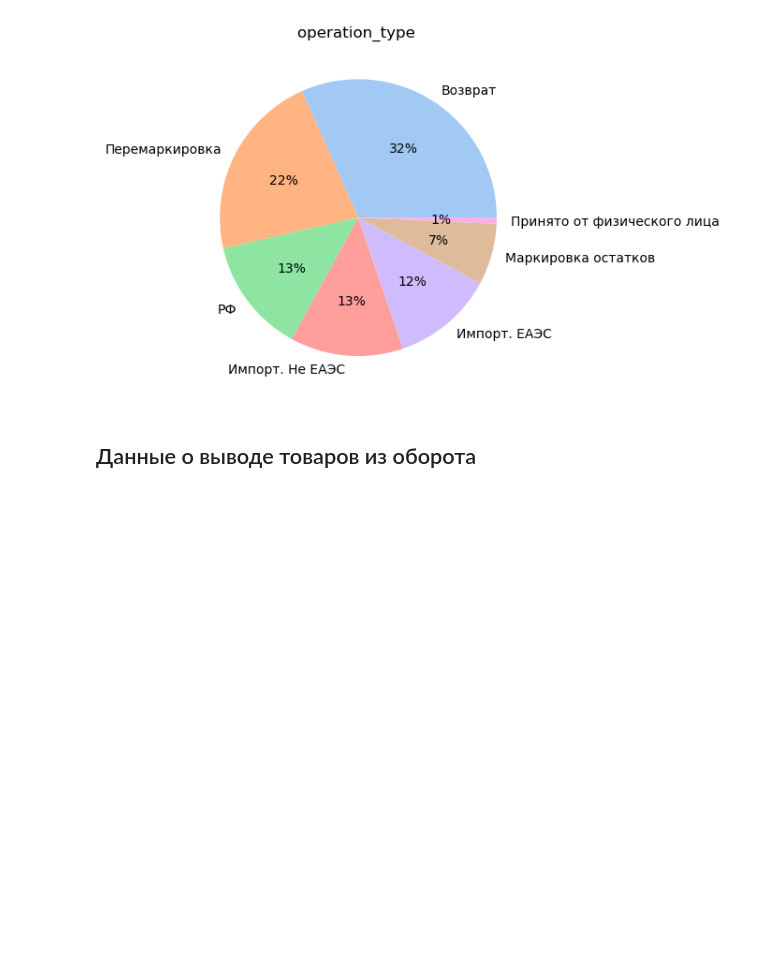
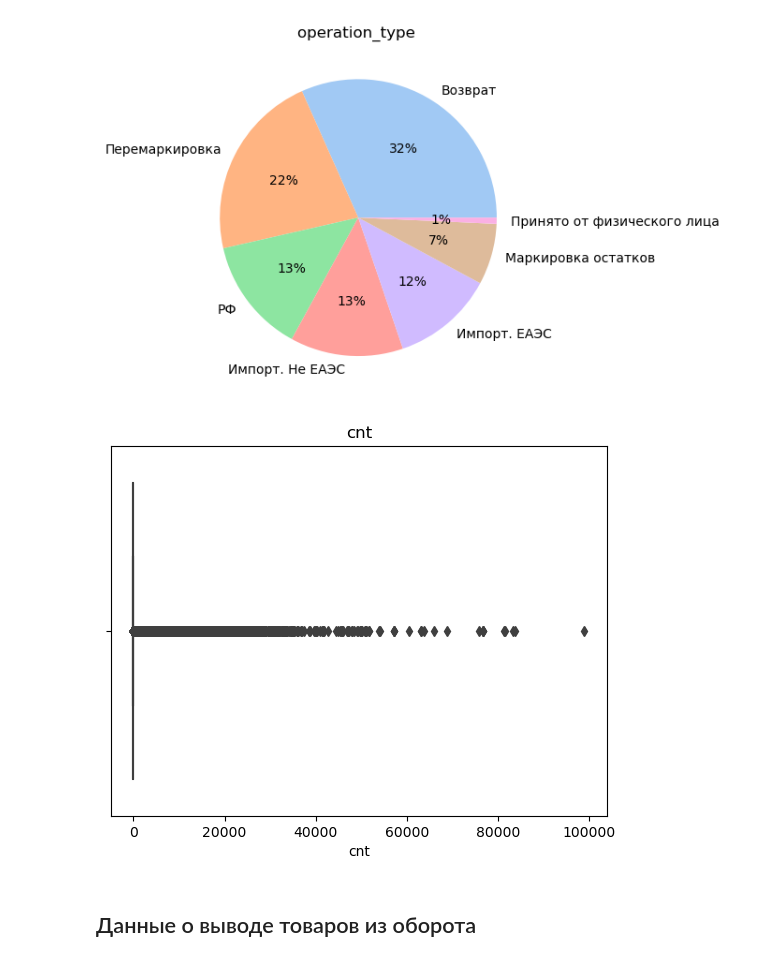
Before and after one commit to proton-bit/MarkingHack, a Jupyter notebook: observe.ipynb, the cells around one changed output. Saved outputs shown, nothing was run; the diff lists cells and outputs as text; code cells hidden in the pictures; blank space fills up the shorter version.

Commit message:
data observations

```diff
--- a/observe.ipynb
+++ b/observe.ipynb
@@ -56,6 +54,10 @@ last_day: 2022-11-21
 pie_plot(input_circulation_data, "operation_type", postfix="")
 # %% [output]
 [figure]
+# %%
+show_boxplot(input_circulation_data, 'cnt')
+# %% [output]
+[figure, added]
 # %% [markdown]
 ## Данные о выводе товаров из оборота
 # %% [markdown]
```
Also changed, not shown: parts of 3 cells of this notebook.
